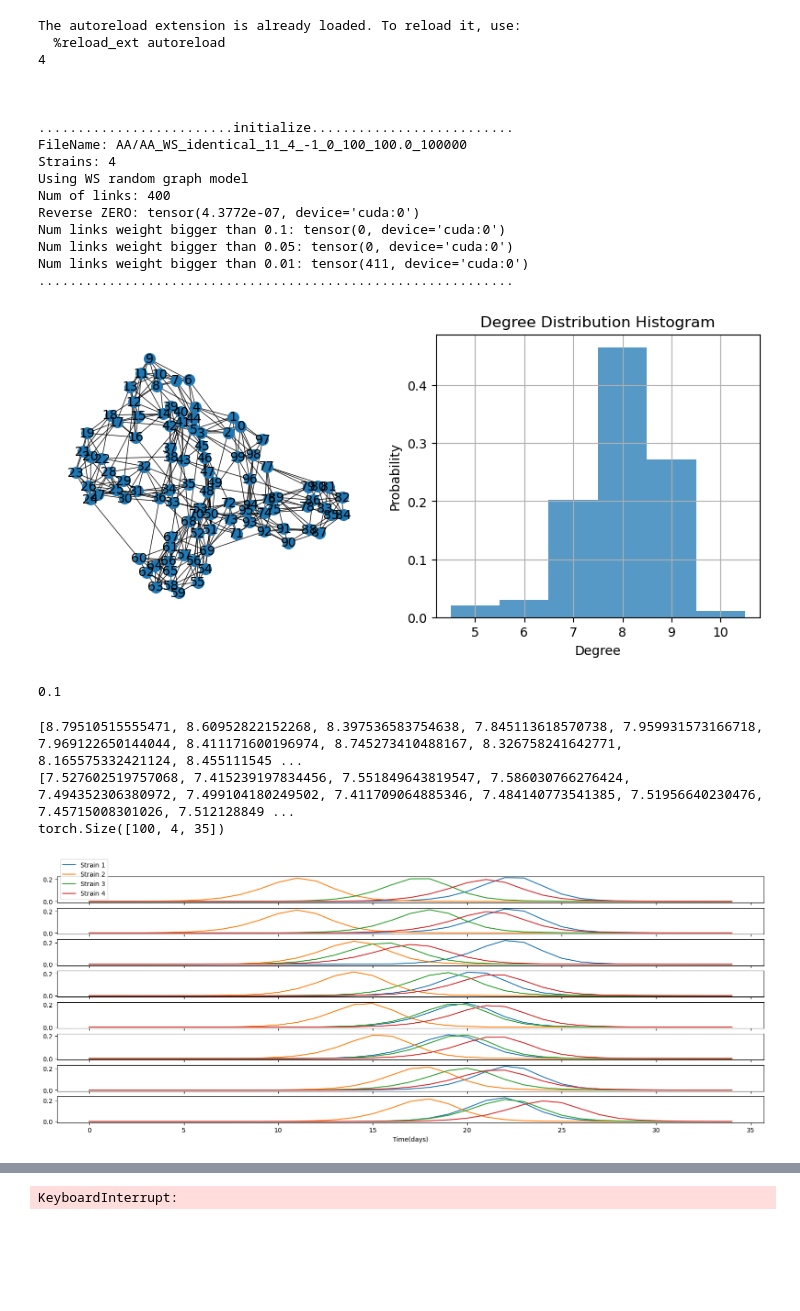
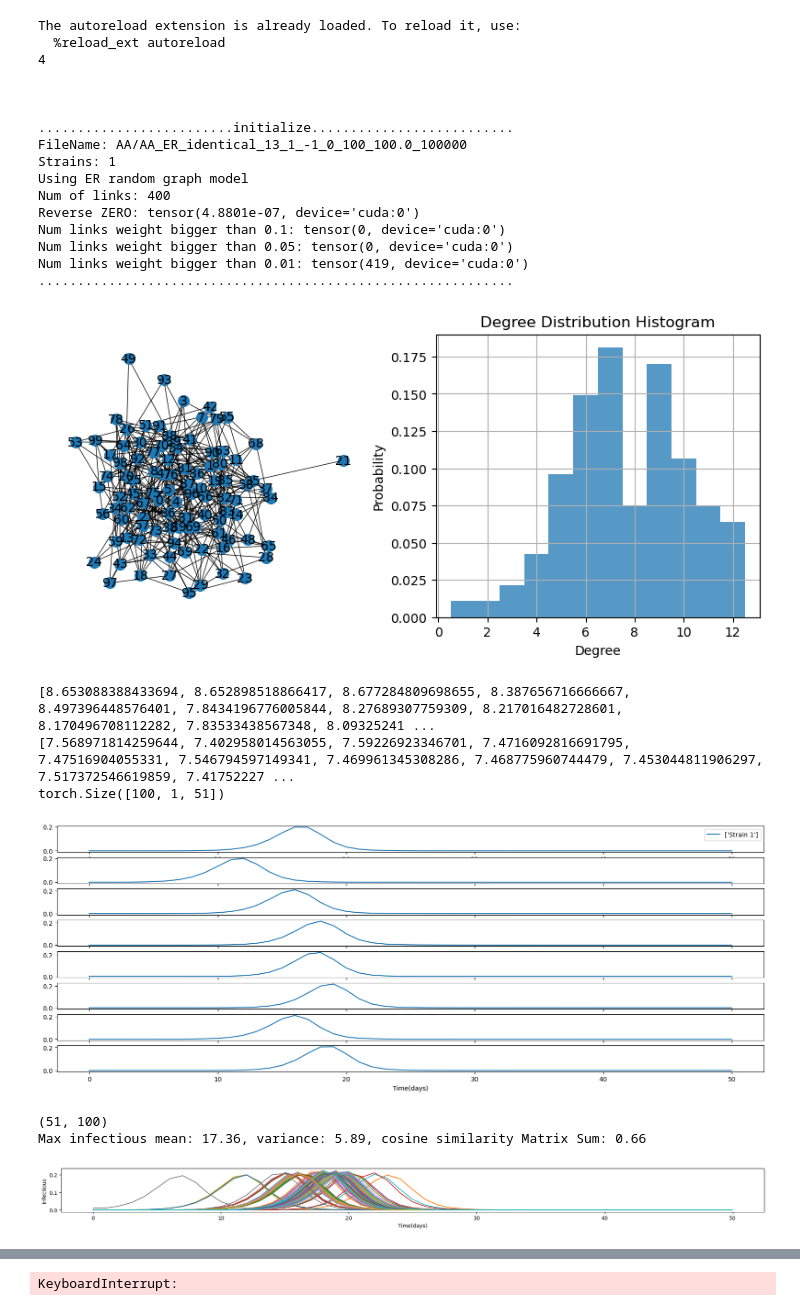
Before and after one commit to bizhili/Topology_Learning_Epis, a Jupyter notebook: test_multi_cities_no_att.ipynb, the cells around one changed output, grey strips where cells are left out. Saved outputs shown, nothing was run; the diff lists cells and outputs as text; code cells hidden in the pictures; blank space fills up the shorter version.

```diff
--- a/test_multi_cities_no_att.ipynb
+++ b/test_multi_cities_no_att.ipynb
@@ -29,13 +29,13 @@ pramameters.add_arguments(parser)
 paras= pramameters.read_arguments(parser)
 #preset
 paras.modelLoad= "AA"
-paras.randomGraph= "WS"
+paras.randomGraph= "ER"
 paras.weightModel= "identical"
 paras.epoches= 100000
 paras.intense= -1
-paras.seed= 11
+paras.seed= 13
 paras.plot= "spring"
-paras.strains= 4
+paras.strains= 1
 paras.dense= 0
 paras.identicalf= 0.01
 paras.n= 100
@@ -114,45 +114,65 @@ The autoreload extension is already loaded. To reload it, use:
 
 
 .........................initialize..........................
-FileName: AA/AA_WS_identical_11_4_-1_0_100_100.0_100000
-Strains: 4
-Using WS random graph model
+FileName: AA/AA_ER_identical_13_1_-1_0_100_100.0_100000
+Strains: 1
+Using ER random graph model
 Num of links: 400
-Reverse ZERO: tensor(4.3772e-07, device='cuda:0')
+Reverse ZERO: tensor(4.8801e-07, device='cuda:0')
 Num links weight bigger than 0.1: tensor(0, device='cuda:0')
 Num links weight bigger than 0.05: tensor(0, device='cuda:0')
-Num links weight bigger than 0.01: tensor(411, device='cuda:0')
+Num links weight bigger than 0.01: tensor(419, device='cuda:0')
 .............................................................
-[figure, old version]
+[figure, new version]
-0.1
 # %%
 R0s_taus= [[random.uniform(paras.R0Mean-paras.R0Std, paras.R0Mean+paras.R0Std),
             random.uniform(paras.tauMean-paras.tauStd, paras.tauMean+paras.tauStd)] for _ in range(40)]
 paras.R0s=  [ R0s_taus[i][0] for i in range(40)]
 paras.taus= [ R0s_taus[i][1] for i in range(40)]
 utils.log_print(printFlag,paras.R0s)
 utils.log_print(printFlag,paras.taus)
-deltaSsTensor= simulation.multi_strains(G, paras, Zmat, intense= paras.intense, device= device)
+deltaSsTensor= simulation.multi_strains(G, paras, Zmat, intense= paras.intense, lower= 50, device= device)
 deltaSs= deltaSsTensor.sum(dim= -1, keepdim= True)
 propition= deltaSsTensor/(deltaSs+1e-8)
 deltaSs= deltaSs.squeeze()#(1, 2, 20), dim of nodes, dim of heads, dim of signal
 divide= deltaSsTensor.transpose(1, 2)
 
 
 utils.log_print(printFlag,divide.shape)
 if plotFlag==1:
     numPlot= 8
     fig, axs = plt.subplots(numPlot, 1, figsize=(20, 7))
     for i, ax in enumerate(axs):
         ax.plot(divide[i, :].T.cpu().detach(), label= [f"Strain {j+1}" for j in range(paras.strains)])
         if i==0:
             ax.legend()
     #plt.ylabel("Propotion of newly infective")
     plt.xlabel("Time(days)")
 
     #plt.title(f"Example of {numPlot} nodes epidemic newly infected.")
 # %% [output]
-[8.79510515555471, 8.60952822152268, 8.397536583754638, 7.845113618570738, 7.959931573166718, 7.969122650144044, 8.411171600196974, 8.745273410488167, 8.326758241642771, 8.165575332421124, 8.455111545 ...
-[7.527602519757068, 7.415239197834456, 7.551849643819547, 7.586030766276424, 7.494352306380972, 7.499104180249502, 7.411709064885346, 7.484140773541385, 7.51956640230476, 7.45715008301026, 7.512128849 ...
-torch.Size([100, 4, 35])
+[8.653088388433694, 8.652898518866417, 8.677284809698655, 8.387656716666667, 8.497396448576401, 7.8434196776005844, 8.27689307759309, 8.217016482728601, 8.170496708112282, 7.83533438567348, 8.09325241 ...
+[7.568971814259644, 7.402958014563055, 7.59226923346701, 7.4716092816691795, 7.47516904055331, 7.546794597149341, 7.469961345308286, 7.468775960744479, 7.453044811906297, 7.517372546619859, 7.41752227 ...
+torch.Size([100, 1, 51])
-[figure, old version]
+[figure, new version]
+# %%
+from sklearn.metrics.pairwise import cosine_similarity
+
+fig = plt.figure(figsize=(24, 1.5))
+plotNew= divide.squeeze().cpu().T.numpy()
+print(plotNew.shape)
+
+plt.plot(plotNew)
+plt.xlabel("Time(days)")
+plt.ylabel("Infectious")
+
+maxIndex = np.argmax(plotNew, axis= 0)
+meanV= maxIndex.mean()
+varV= np.var(maxIndex)
+similarityMatrix = cosine_similarity(plotNew.T)
+
+print(f"Max infectious mean: {meanV:.2f}, variance: {varV:.2f}, cosine similarity Matrix Sum: {similarityMatrix.sum()/paras.n/paras.n:.2f}")
+# %% [output]
+(51, 100)
+Max infectious mean: 17.36, variance: 5.89, cosine similarity Matrix Sum: 0.66
+[figure, added]
```
Also changed, not shown: parts of 1 cell of this notebook, 12 other files.
